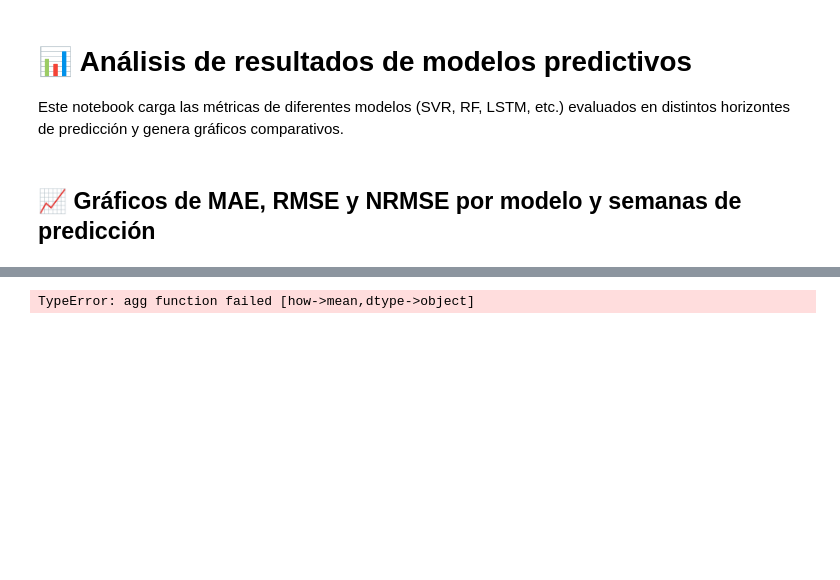
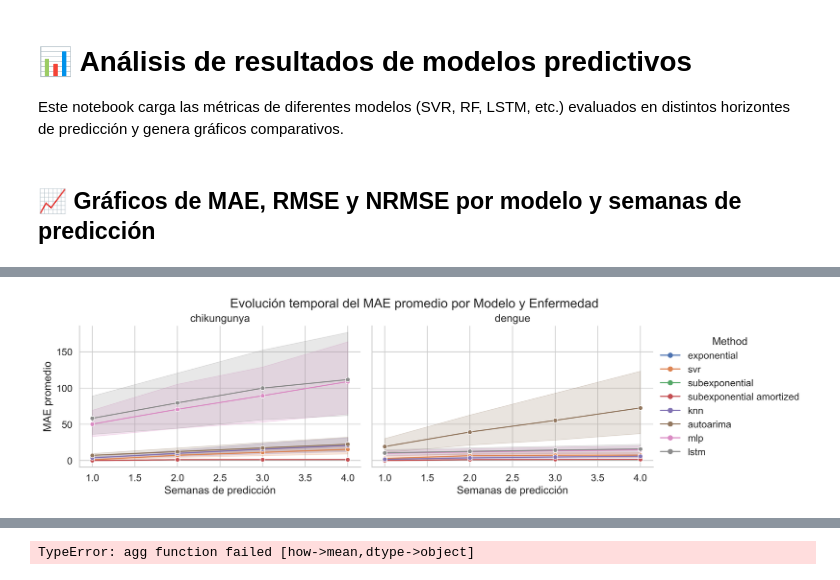
Before and after one commit to marceperez99/incidence-models-comparator, a Jupyter notebook: notebooks/analisis_modelos.ipynb, the cells around one changed output, grey strips where cells are left out. Saved outputs shown, nothing was run; the diff lists cells and outputs as text; code cells hidden in the pictures; blank space fills up the shorter version.

```diff
--- a/notebooks/analisis_modelos.ipynb
+++ b/notebooks/analisis_modelos.ipynb
@@ -118,34 +122,14 @@ plt.show()
 # %%
 # LINEPLOT: MAE promedio por semanas de predicción (evolución temporal), facet por Disease
 g = sns.relplot(
     data=df, x="Prediction Weeks", y="MAE", hue="Method", kind="line",
-    col="Disease", col_wrap=2, height=4, aspect=1.5, marker="o", ci=None
+    col="Disease", col_wrap=2, height=4, aspect=1.5, marker="o"
 )
 g.set_titles("{col_name}")
 g.set_axis_labels("Semanas de predicción", "MAE promedio")
 g.fig.subplots_adjust(top=0.85)
 g.fig.suptitle("Evolución temporal del MAE promedio por Modelo y Enfermedad")
 plt.savefig("lineplot_mae_method_disease.png")
 plt.show()
-
-# HEATMAP: MAE promedio por Método y Nivel
-pivot = df.pivot_table(index="Method", columns="Level", values="MAE", aggfunc="mean")
-plt.figure(figsize=(10, 6))
-sns.heatmap(pivot, annot=True, fmt=".2f", cmap="YlGnBu", linewidths=0.5)
-plt.title("MAE promedio por Método y Nivel geográfico")
-plt.xlabel("Nivel geográfico")
-plt.ylabel("Modelo")
-plt.tight_layout()
-plt.savefig("heatmap_mae_method_level.png")
-plt.show()
-
-# OPCIONAL: Violinplot de MAPE por método y enfermedad
-plt.figure(figsize=(12, 6))
-sns.violinplot(data=df, x="Method", y="MAPE", hue="Disease", split=True, inner="quartile")
-plt.title("Distribución de MAPE por Modelo y Enfermedad")
-plt.xlabel("Modelo")
-plt.ylabel("MAPE")
-plt.legend(title="Enfermedad")
-plt.tight_layout()
-plt.savefig("violinplot_mape_method_disease.png")
-plt.show()
+# %% [output]
+[figure, added]
```
Also changed, not shown: parts of 5 cells of this notebook, 3 other files.
